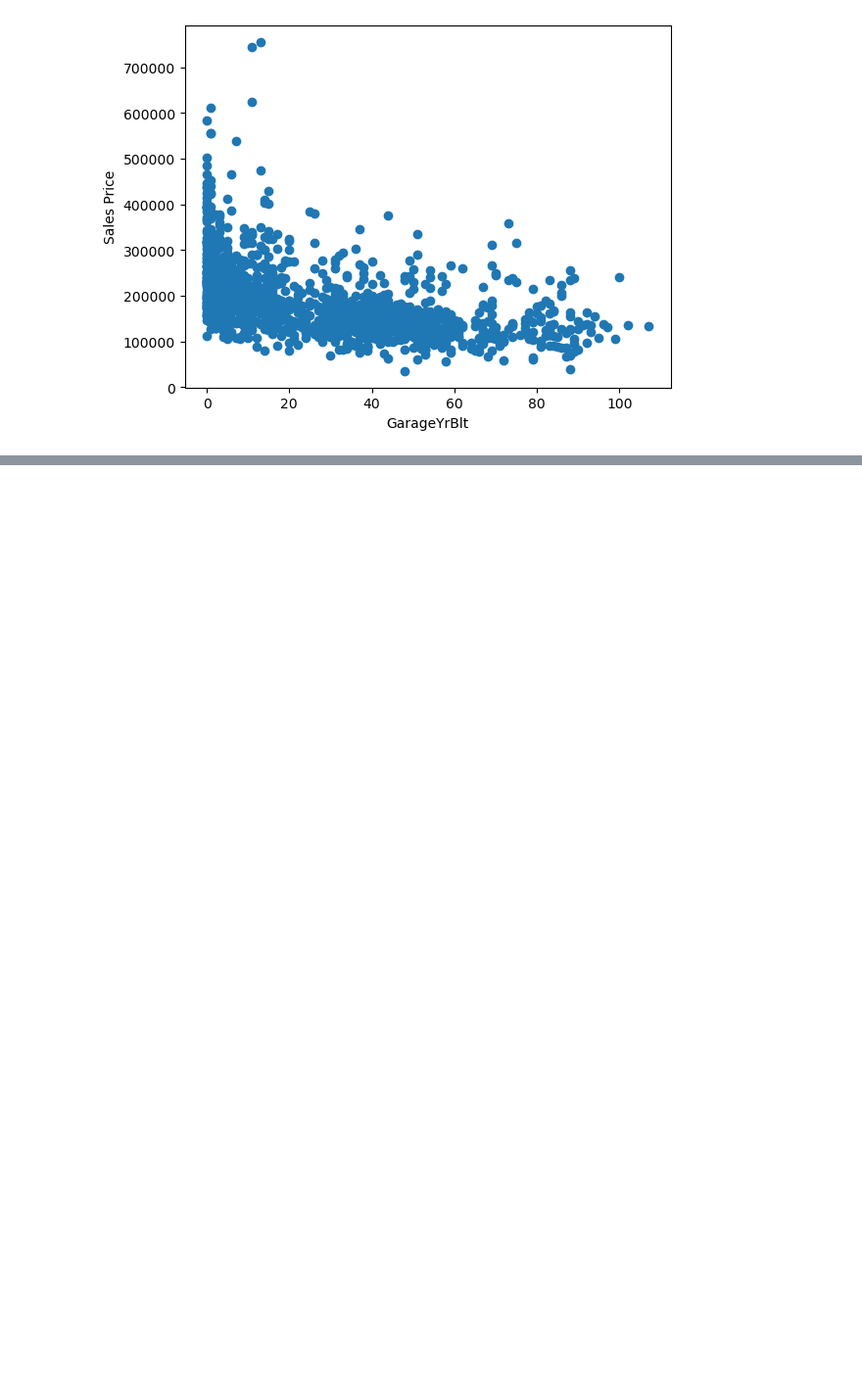
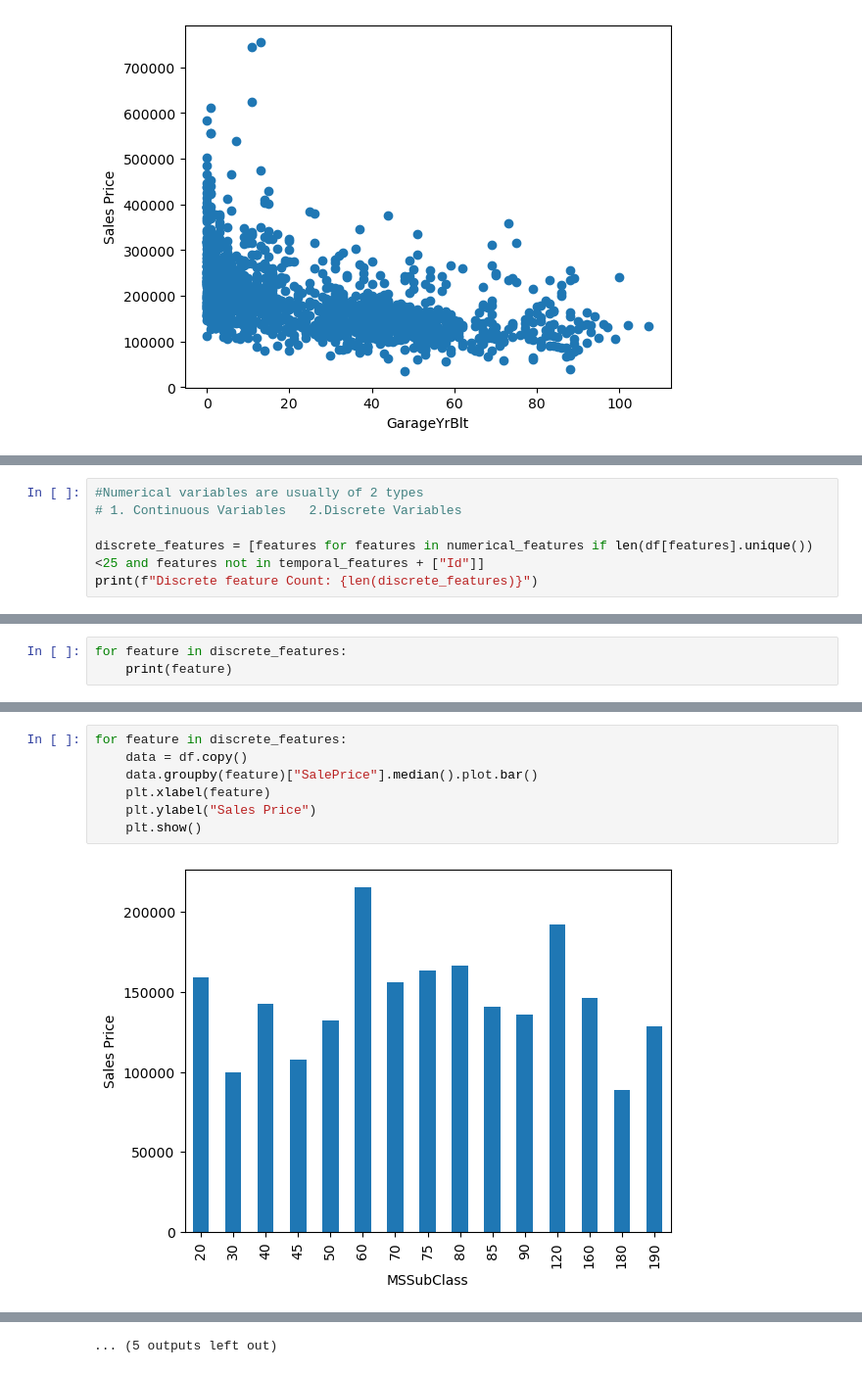
Before and after one commit to the-liyanage/applied-machine-learning, a Jupyter notebook: regression/house-prediction/data_analysis.ipynb, the cells around one changed output, grey strips where cells are left out. Shown at 98% size. Cells and saved outputs as stored; diff of their text form; blank space fills up the shorter version.

```diff
--- a/regression/house-prediction/data_analysis.ipynb
+++ b/regression/house-prediction/data_analysis.ipynb
@@ -216,0 +219,6 @@ for feature in temporal_features:
+# %%
+#Numerical variables are usually of 2 types
+# 1. Continuous Variables   2.Discrete Variables
+
+discrete_features = [features for features in numerical_features if len(df[features].unique())<25 and features not in temporal_features + ["Id"]]
+print(f"Discrete feature Count: {len(discrete_features)}")
@@ -216,0 +227,3 @@ for feature in temporal_features:
+# %%
+for feature in discrete_features:
+    print(feature)
@@ -216,0 +257,9 @@ for feature in temporal_features:
+# %%
+for feature in discrete_features:
+    data = df.copy()
+    data.groupby(feature)["SalePrice"].median().plot.bar()
+    plt.xlabel(feature)
+    plt.ylabel("Sales Price")
+    plt.show()
+# %% [output]
+[figure, added]
@@ -216,0 +277 @@ for feature in temporal_features:
+... (5 outputs left out)
```
Also changed, not shown: parts of 8 cells of this notebook.
